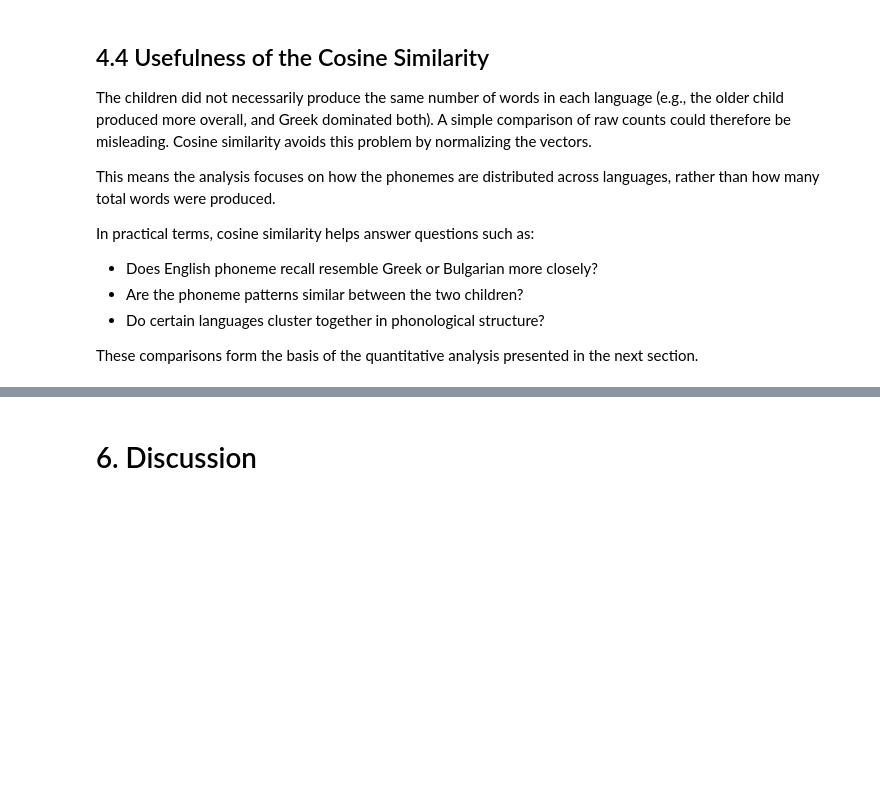
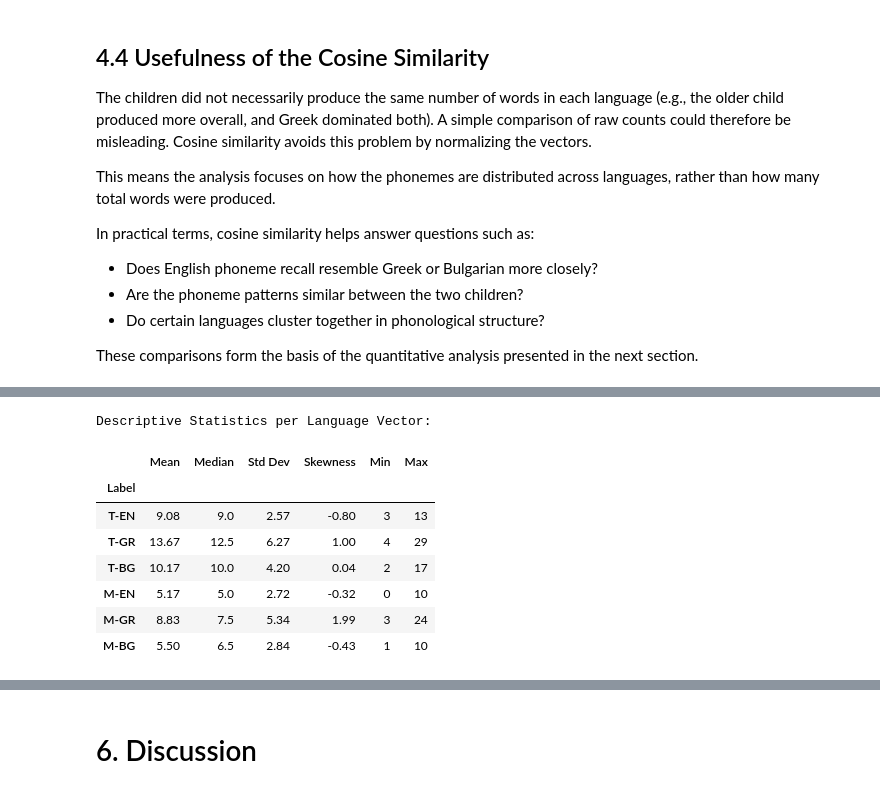
Before and after one commit to Slavena1/SoftUni-Math-for-Devs-Final-Project, a Jupyter notebook: SlavenaProject.ipynb, the cells around one changed output, grey strips where cells are left out. Saved outputs shown, nothing was run; the diff lists cells and outputs as text; code cells hidden in the pictures; blank space fills up the shorter version.

```diff
--- a/SlavenaProject.ipynb
+++ b/SlavenaProject.ipynb
@@ -564,0 +569,36 @@ These comparisons form the basis of the quantitative analysis presented in the n
+# %%
+import numpy as np
+import pandas as pd
+import matplotlib.pyplot as plt
+from scipy.stats import skew
+
+def vector_stats(v, label):
+    return {
+        'Label':    label,
+        'Mean':     np.mean(v),
+        'Median':   np.median(v),
+        'Std Dev':  np.std(v, ddof=1),  # unbiased estimator
+        'Skewness': skew(v),
+        'Min':      np.min(v),
+        'Max':      np.max(v)
+    }
+
+records = [
+    vector_stats(v_T_EN, 'T-EN'), vector_stats(v_T_GR, 'T-GR'),
+    vector_stats(v_T_BG, 'T-BG'), vector_stats(v_M_EN, 'M-EN'),
+    vector_stats(v_M_GR, 'M-GR'), vector_stats(v_M_BG, 'M-BG'),
+]
+
+stats_df = pd.DataFrame(records).set_index('Label').round(2)
+print("Descriptive Statistics per Language Vector:")
+display(stats_df)
+# %% [output]
+Descriptive Statistics per Language Vector:
+|  | Mean | Median | Std Dev | Skewness | Min | Max |
+| Label |  |  |  |  |  |  |
+| T-EN | 9.08 | 9.0 | 2.57 | -0.80 | 3 | 13 |
+| T-GR | 13.67 | 12.5 | 6.27 | 1.00 | 4 | 29 |
+| T-BG | 10.17 | 10.0 | 4.20 | 0.04 | 2 | 17 |
+| M-EN | 5.17 | 5.0 | 2.72 | -0.32 | 0 | 10 |
+| M-GR | 8.83 | 7.5 | 5.34 | 1.99 | 3 | 24 |
+| M-BG | 5.50 | 6.5 | 2.84 | -0.43 | 1 | 10 |
```
Also changed, not shown: parts of 9 cells of this notebook.
